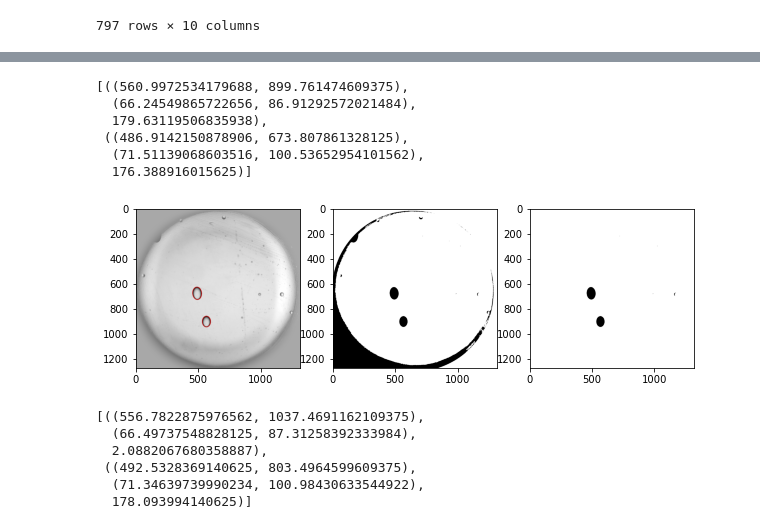
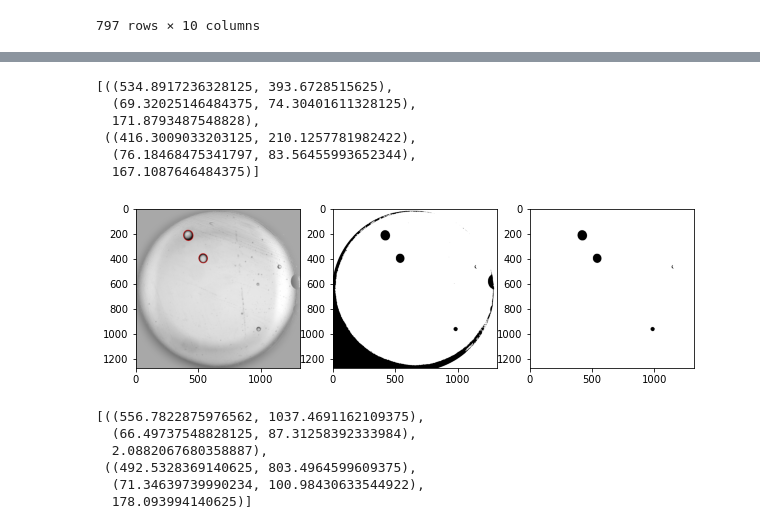
Before and after one commit to usnistgov/shearCellTensiometry, a Jupyter notebook: ipynb/fileHandling.ipynb, the cells around one changed output, grey strips where cells are left out. Saved outputs shown, nothing was run; the diff lists cells and outputs as text; code cells hidden in the pictures.

```diff
--- a/ipynb/fileHandling.ipynb
+++ b/ipynb/fileHandling.ipynb
@@ -126,13 +156,13 @@ d0[(d0['time']>1030)&(d0['time']<1039)]
 # %%
-vi.detectDropletOneFrame(frameNum=1032, diag=True)
+vi.detectDropletOneFrame(frameNum=968, diag=True)
 # %% [output]
-[((560.9972534179688, 899.761474609375),
-  (66.24549865722656, 86.91292572021484),
-  179.63119506835938),
- ((486.9142150878906, 673.807861328125),
-  (71.51139068603516, 100.53652954101562),
-  176.388916015625)]
+[((534.8917236328125, 393.6728515625),
+  (69.32025146484375, 74.30401611328125),
+  171.8793487548828),
+ ((416.3009033203125, 210.1257781982422),
+  (76.18468475341797, 83.56455993652344),
+  167.1087646484375)]
-[figure, old version]
+[figure, new version]
 # %%
 vi.detectDropletOneFrame(frameNum=1033, diag=True)
 # %% [output]
```
Also changed, not shown: parts of 7 cells of this notebook, 2 other files.
